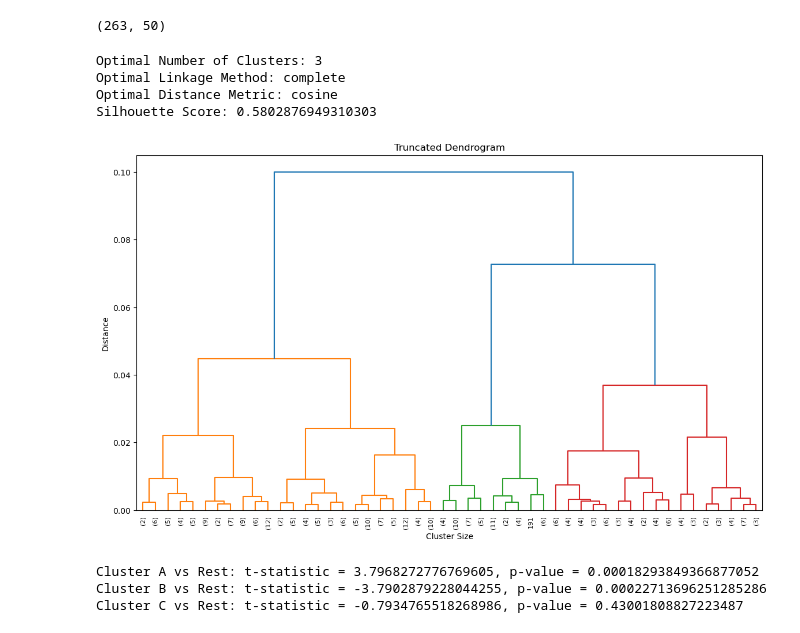
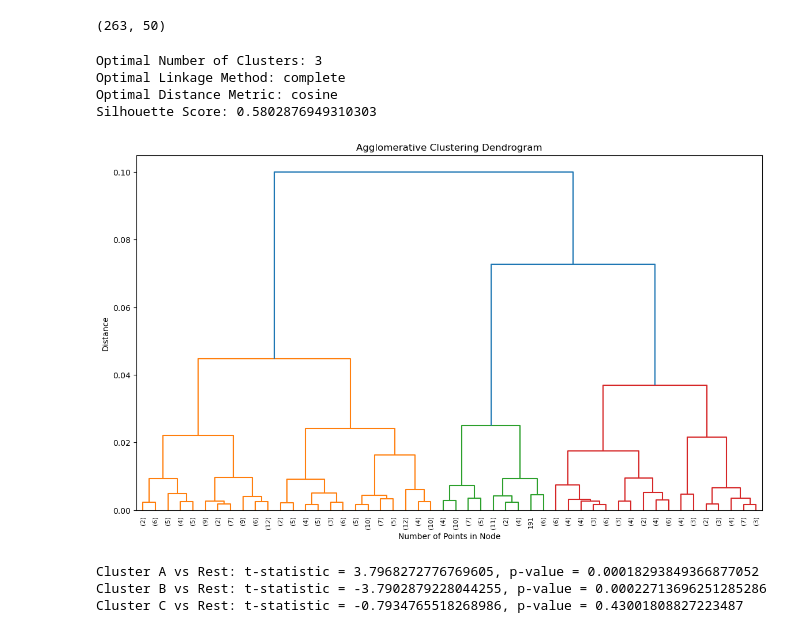
Before and after one commit to shrinitbabel/TBI-Unsupervised-Clustering-Readmission-Prediction, a Jupyter notebook: TBI_FullHouse_3Clusters.ipynb, the cells around one changed output. Saved outputs shown, nothing was run; the diff lists cells and outputs as text; code cells hidden in the pictures.

```diff
--- a/TBI_FullHouse_3Clusters.ipynb
+++ b/TBI_FullHouse_3Clusters.ipynb
@@ -323,36 +323,36 @@ for i, label in enumerate(label_mapping.values()):
         y=hull_points[:, 1],
         z=hull_points[:, 2],
         opacity=0.2,
         color=colors[i],  # Use the same color as the cluster
         alphahull=0
     ))
 
 # Increase the size of the overall plot
 fig.update_layout(
     width=1200,
     height=1200
 )
 
 fig.show()
 
 import scipy.cluster.hierarchy as sch
 
 # Perform hierarchical/agglomerative clustering thru linkage
 Z = linkage(X_umap, method=optimal_linkage, metric=optimal_distance)
 
 # Plot a truncated dendrogram, only showing the last p merged clusters
 plt.figure(figsize=(14, 8))
 dendrogram = sch.dendrogram(Z, truncate_mode='lastp', p=50)  # Adjust p as needed
-plt.title('Truncated Dendrogram')
-plt.xlabel('Cluster Size')
+plt.title('Agglomerative Clustering Dendrogram')
+plt.xlabel('Number of Points in Node')
 plt.ylabel('Distance')
 plt.show()
 # %% [output]
 Optimal Number of Clusters: 3
 Optimal Linkage Method: complete
 Optimal Distance Metric: cosine
 Silhouette Score: 0.5802876949310303
-[figure, old version]
+[figure, new version]
 # %%
 # Define feature names
 feature_names = [f'Feature_{i}' for i in range(X.shape[1])]
```
